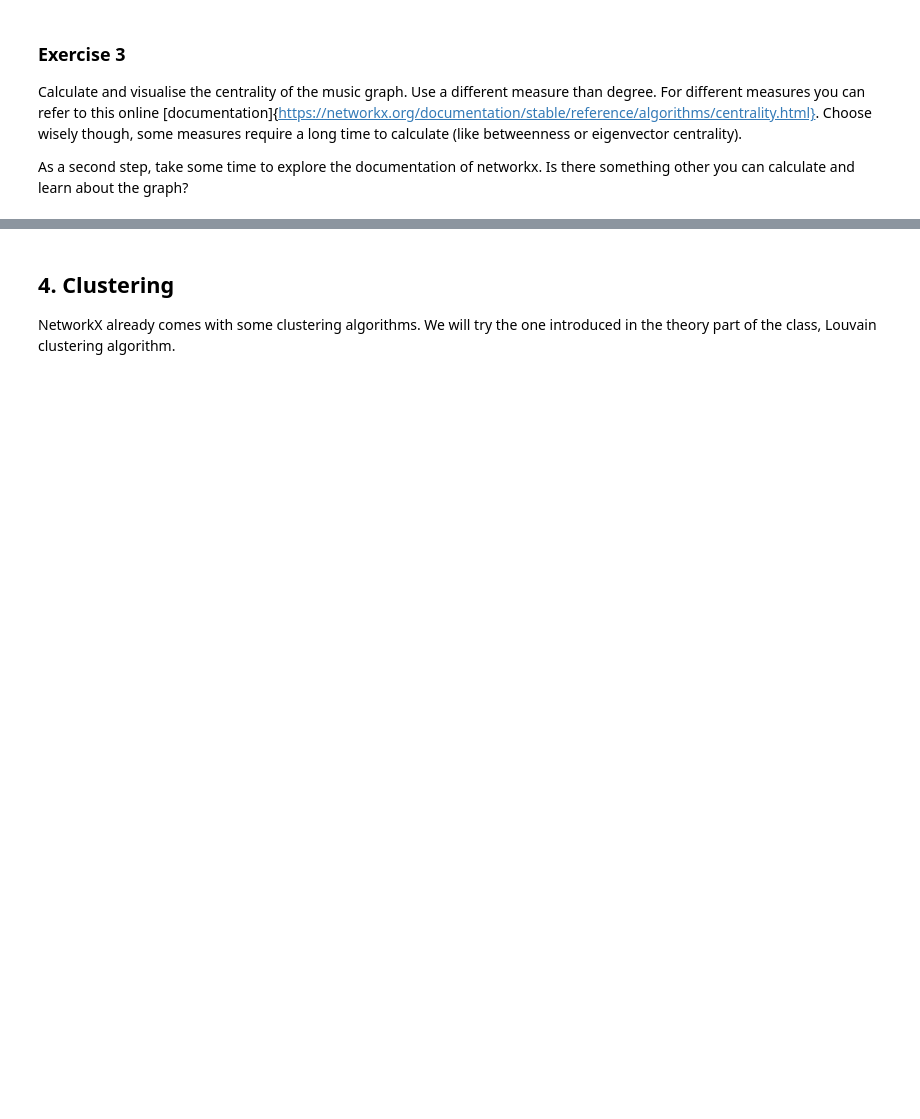
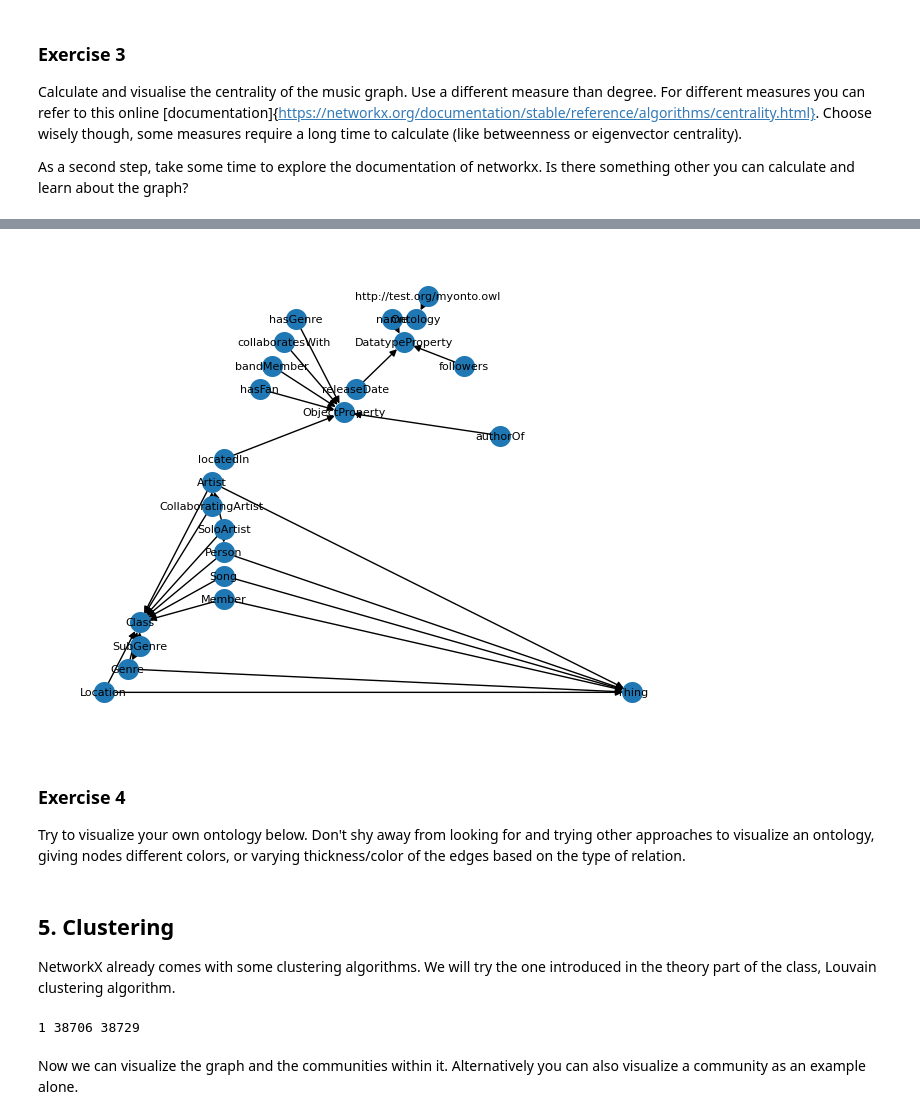
Before and after one commit to SaahithShetty/KG-tutorials, a Jupyter notebook: KGmeasures-tutorial.ipynb, the cells around one changed output, grey strips where cells are left out. Drawn from its saved outputs; the diff is of its cells as text; code cells hidden in the pictures; blank space fills up the shorter version.

```diff
--- a/KGmeasures-tutorial.ipynb
+++ b/KGmeasures-tutorial.ipynb
@@ -244,0 +298,35 @@ As a second step, take some time to explore the documentation of networkx. Is th
+# %%
+# list(nx_graph.nodes())
+
+music_ontology = rdflib.Graph()
+music_ontology.parse("data/music_onto_simple.rdf")
+nx_graph = rdflib_to_networkx_digraph(music_ontology)
+
+
+mapping = pd.DataFrame(nx_graph.nodes())
+mapping['new_names'] = mapping[0].str.split("#",n=1,expand=False)
+mapping['label'] = 'NA'
+# print(mapping)
+mapping_copy = mapping.copy()
+
+for ind, m in mapping_copy.iterrows():
+    l = len(m['new_names'])
+    names = m['new_names']
+    mapping.loc[ind,'label'] = names[l-1]
+
+map_dict = dict(zip(mapping[0],mapping['label']))
+
+# print(mapping)
+nx_graph_nl = nx.relabel_nodes(nx_graph,map_dict,copy=True)
+
+
+nx.draw_planar(nx_graph_nl,
+                 with_labels=True,
+                node_size=200, font_size=8 )
+# plt.draw()
+# %% [output]
+[figure, added]
+# %% [markdown]
+### Exercise 4
+
+Try to visualize your own ontology below. Don't shy away from looking for and trying other approaches to visualize an ontology, giving nodes different colors, or varying thickness/color of the edges based on the type of relation.
@@ -245,4 +335,14 @@ As a second step, take some time to explore the documentation of networkx. Is th
 # %% [markdown]
-## 4. Clustering
+## 5. Clustering
 
 NetworkX already comes with some clustering algorithms. We will try the one introduced in the theory part of the class, Louvain clustering algorithm.
+# %%
+import networkx.algorithms.community as nx_comm
+
+
+communities = nx_comm.louvain_communities(nx_music_graph,resolution=1)
+print(1,len(communities),nx.number_of_nodes(nx_music_graph))
+# %% [output]
+1 38706 38729
+# %% [markdown]
+Now we can visualize the graph and the communities within it. Alternatively you can also visualize a community as an example alone.
```
Also changed, not shown: parts of 23 cells of this notebook, 1 other file.
